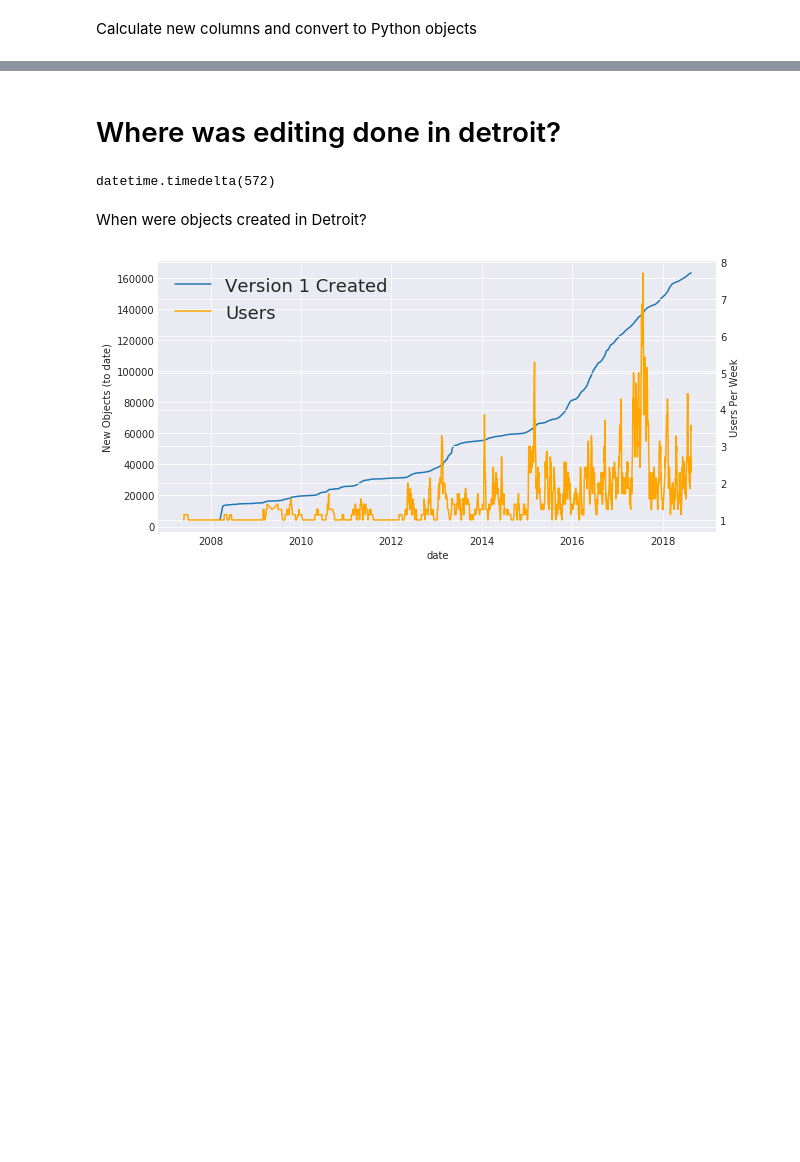
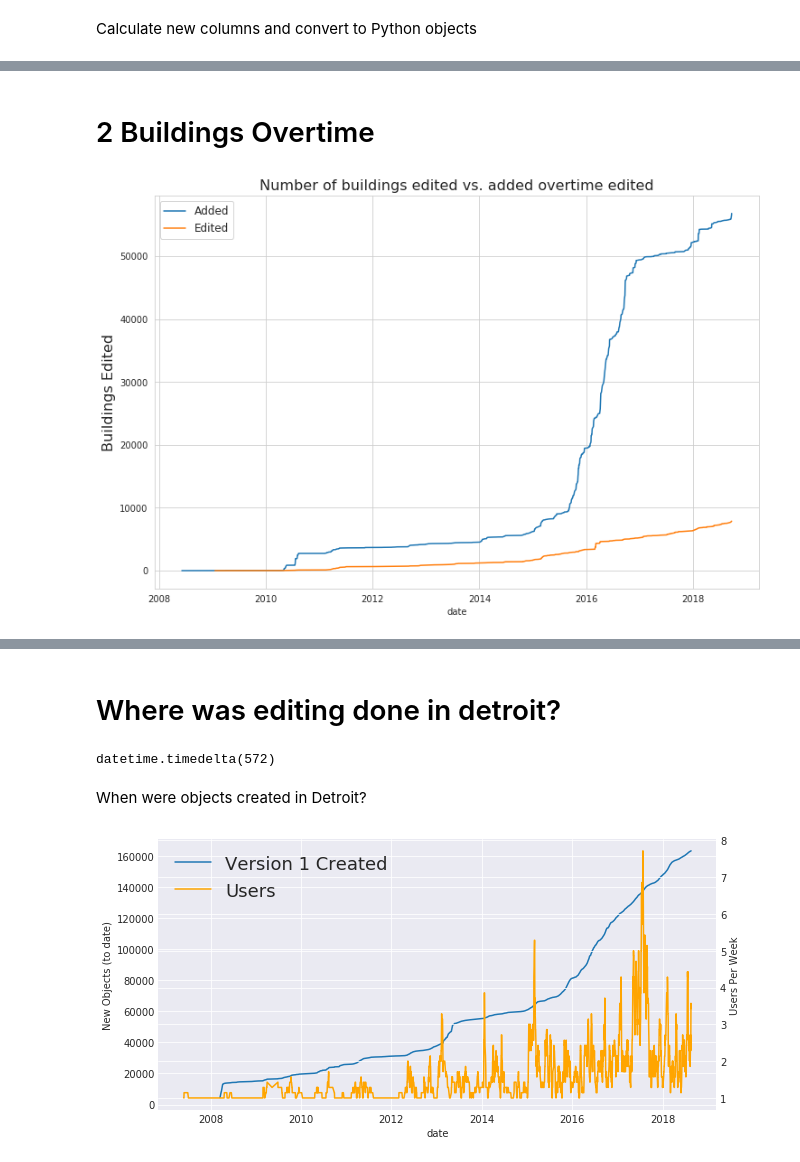
Before and after one commit to jenningsanderson/sotmus-analysis, a Jupyter notebook: analysis/GeneralAnalysis.ipynb, the cells around one changed output, grey strips where cells are left out. Drawn from its saved outputs; the diff is of its cells as text; code cells hidden in the pictures; blank space fills up the shorter version.

```diff
--- a/analysis/GeneralAnalysis.ipynb
+++ b/analysis/GeneralAnalysis.ipynb
@@ -36,0 +101,12 @@ ValueError: invalid literal for int() with base 10: 'false'
+# %% [markdown]
+# 2 Buildings Overtime
+# %%
+sns.set_style('whitegrid')
+buildings = df[~pd.isnull(df.building)]
+ax = buildings[buildings.version==1].groupby('date').aggregate({'id':'nunique'}).cumsum().plot(figsize=(12,8),legend=None)
+buildings[buildings.version>1].groupby('date').aggregate({'id':'nunique'}).cumsum().plot(ax=ax,legend=None)
+ax.set_ylabel("Buildings Edited",fontsize=16)
+ax.set_title("Number of buildings edited vs. added overtime edited",fontsize=16);
+ax.legend(lines, ['Added','Edited'], loc=0, fontsize=12);
+# %% [output]
+[figure, added]
```
Also changed, not shown: parts of 23 cells of this notebook, 9 other files.
